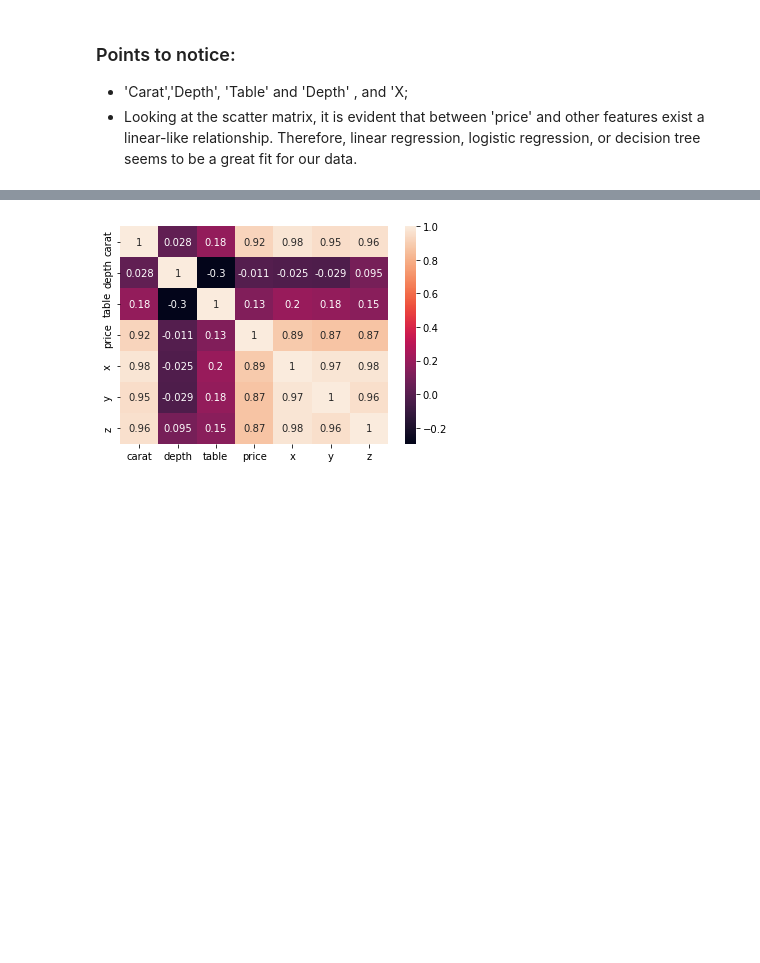
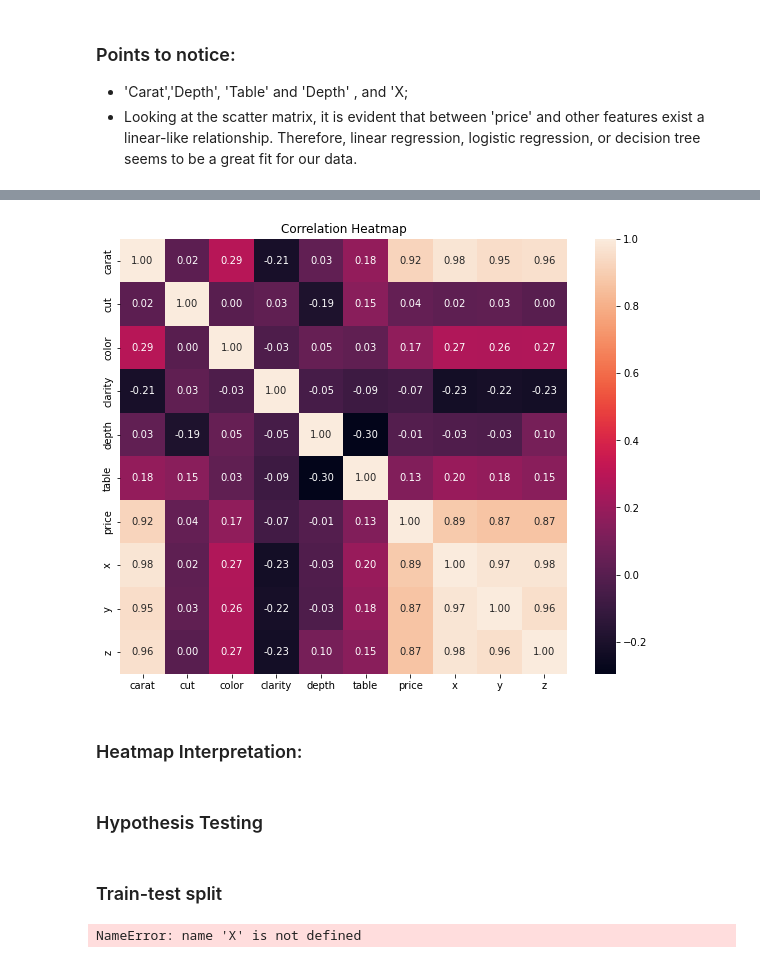
Before and after one commit to CeciliaDinh/Diamond-Price-Forecasting-, a Jupyter notebook: Diamond Price Forecasting.ipynb, the cells around one changed output, grey strips where cells are left out. Drawn from its saved outputs; the diff is of its cells as text; code cells hidden in the pictures; blank space fills up the shorter version.

Commit message:
# Select Features

```diff
--- a/Diamond Price Forecasting.ipynb
+++ b/Diamond Price Forecasting.ipynb
@@ -174,0 +243,7 @@ plt.show()
+# %%
+from sklearn.preprocessing import LabelEncoder
+features= ['color','clarity','cut']
+label_encoder= LabelEncoder()
+for feature in features:
+    diamond_df[feature]= label_encoder.fit_transform(diamond_df[feature])
+diamond_df.head()
@@ -181,0 +264,3 @@ plt.show()
+# %%
+correlation_matrix= diamond_df.corr()
+correlation_matrix
@@ -182,10 +279,21 @@ plt.show()
 # %%
 # heatmap
-sns.heatmap(diamond_df.corr(),annot= True)
+plt.figure(figsize=(10, 8))
+sns.heatmap(correlation_matrix,annot= True, fmt=".2f")
+plt.title('Correlation Heatmap')
 plt.show()
 # %% [output]
-[figure, old version]
+[figure, new version]
+# %% [markdown]
+### Heatmap Interpretation:
+# %% [markdown]
+### Hypothesis Testing
+# %% [markdown]
+### Train-test split
 # %%
-# train-test split
+from sklearn.model_selection import train_test_split
+X_train,X_test,y_train,y_test= train_test_split(X,y,test_size=0.3,random_state= 42)
+# %% [output]
+NameError: name 'X' is not defined
 # %%
 # confusion matrix
```
Also changed, not shown: parts of 16 cells of this notebook.
